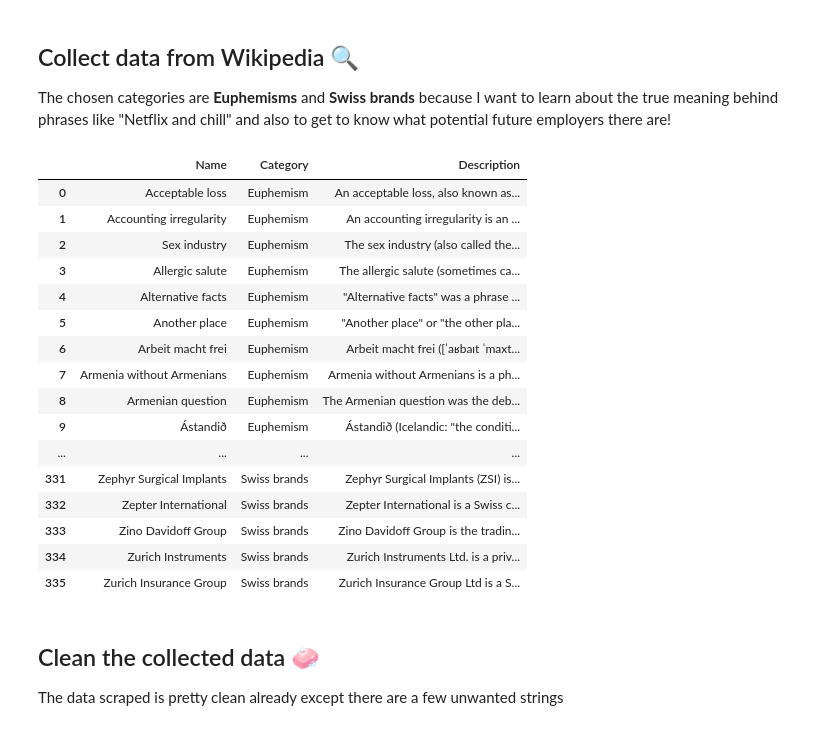
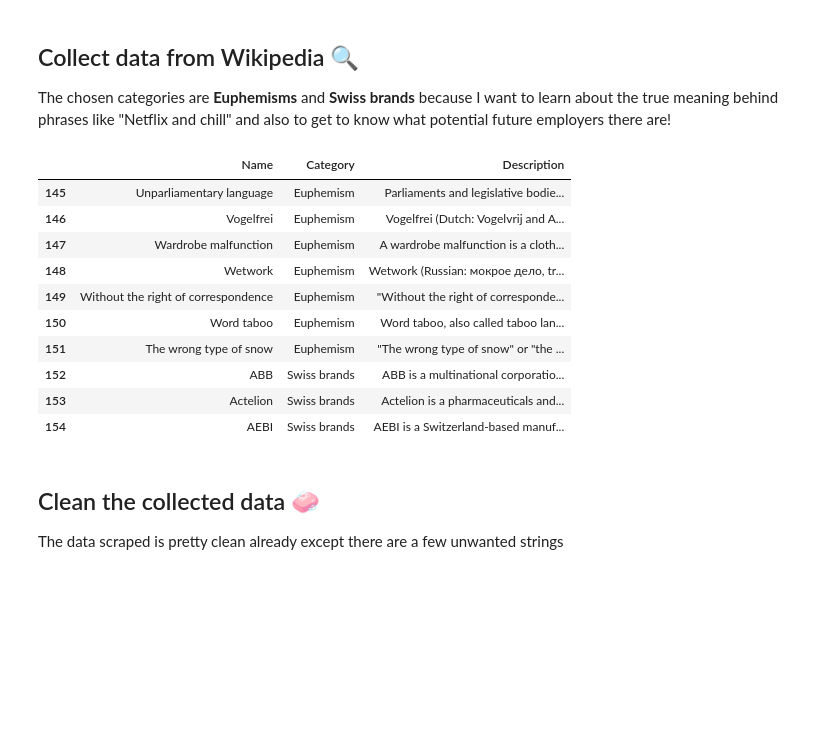
Before and after one commit to leiagnes/nlp, a Jupyter notebook: text_analysis.ipynb, the cells around one changed output. Drawn from its saved outputs; the diff is of its cells as text; code cells hidden in the pictures; blank space fills up the shorter version.

```diff
--- a/text_analysis.ipynb
+++ b/text_analysis.ipynb
@@ -98,26 +79,20 @@ swiss_brands_df = swiss_brands_df.iloc[1: , :]
 # %%
 #combine two dataframes
 wiki_df = pd.concat([euphemisms_df, swiss_brands_df], ignore_index=True)
-wiki_styler = wiki_df.style.set_properties(**{'text-align': 'left'}).set_table_styles([dict(selector='th', props=[('text-align', 'left')])])
+wiki_styler = wiki_df[145:155].style.set_properties(**{'text-align': 'left'}).set_table_styles([dict(selector='th', props=[('text-align', 'left')])])
 wiki_styler
 # %% [output]
 |  | Name | Category | Description |
-| 0 | Acceptable loss | Euphemism | An acceptable loss, also known as... |
-| 1 | Accounting irregularity | Euphemism | An accounting irregularity is an ... |
-| 2 | Sex industry | Euphemism | The sex industry (also called the... |
-| 3 | Allergic salute | Euphemism | The allergic salute (sometimes ca... |
-| 4 | Alternative facts | Euphemism | "Alternative facts" was a phrase ... |
-| 5 | Another place | Euphemism | "Another place" or "the other pla... |
-| 6 | Arbeit macht frei | Euphemism | Arbeit macht frei ([ˈaʁbaɪt ˈmaxt... |
-| 7 | Armenia without Armenians | Euphemism | Armenia without Armenians is a ph... |
-| 8 | Armenian question | Euphemism | The Armenian question was the deb... |
-| 9 | Ástandið | Euphemism | Ástandið (Icelandic: "the conditi... |
-| ... | ... | ... | ... |
-| 331 | Zephyr Surgical Implants | Swiss brands | Zephyr Surgical Implants (ZSI) is... |
-| 332 | Zepter International | Swiss brands | Zepter International is a Swiss c... |
-| 333 | Zino Davidoff Group | Swiss brands | Zino Davidoff Group is the tradin... |
-| 334 | Zurich Instruments | Swiss brands | Zurich Instruments Ltd. is a priv... |
-| 335 | Zurich Insurance Group | Swiss brands | Zurich Insurance Group Ltd is a S... |
+| 145 | Unparliamentary language | Euphemism | Parliaments and legislative bodie... |
+| 146 | Vogelfrei | Euphemism | Vogelfrei (Dutch: Vogelvrij and A... |
+| 147 | Wardrobe malfunction | Euphemism | A wardrobe malfunction is a cloth... |
+| 148 | Wetwork | Euphemism | Wetwork (Russian: мокрое дело, tr... |
+| 149 | Without the right of correspondence | Euphemism | "Without the right of corresponde... |
+| 150 | Word taboo | Euphemism | Word taboo, also called taboo lan... |
+| 151 | The wrong type of snow | Euphemism | "The wrong type of snow" or "the ... |
+| 152 | ABB | Swiss brands | ABB is a multinational corporatio... |
+| 153 | Actelion | Swiss brands | Actelion is a pharmaceuticals and... |
+| 154 | AEBI | Swiss brands | AEBI is a Switzerland-based manuf... |
 # %% [markdown]
 ## Clean the collected data 🧼
 The data scraped is pretty clean already except there are a few unwanted strings
```
Also changed, not shown: parts of 5 cells of this notebook.
